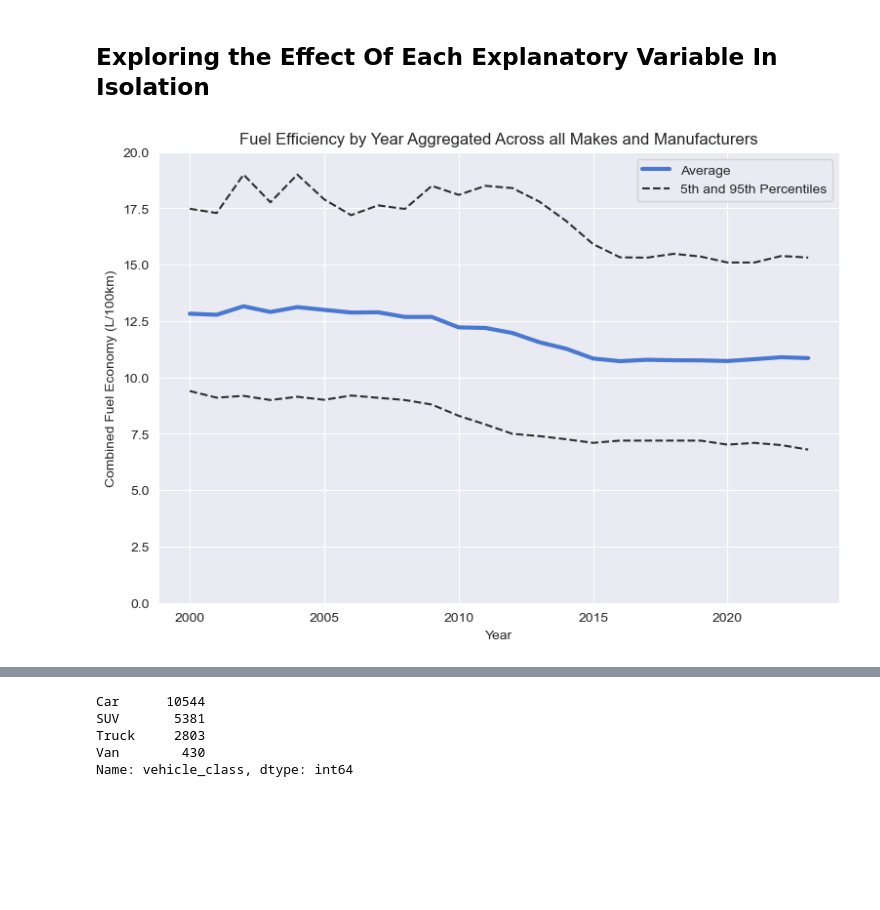
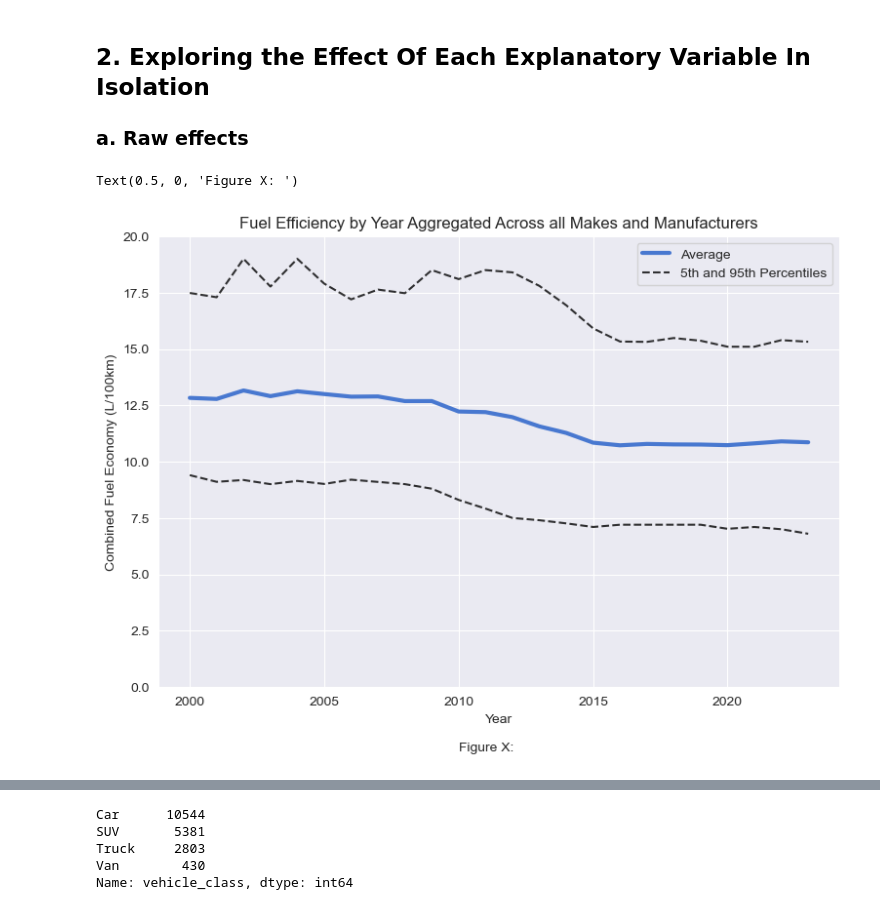
Before and after one commit to alexproskiw/Fuel-Efficiency-of-Canadian-Vehicles-Trends-and-Predictions, a Jupyter notebook: ECON323 Final Project.ipynb, the cells around one changed output, grey strips where cells are left out. Cells and saved outputs as stored; diff of their text form; code cells hidden in the pictures; blank space fills up the shorter version.

```diff
--- a/ECON323 Final Project.ipynb
+++ b/ECON323 Final Project.ipynb
@@ -64,15 +123,0 @@ cleaner_fuel_cons_2000_2004.columns = col_names[:-2]
-# %%
-#concat datasets and drop index
-
-full_dataset = pd.concat([cleaner_fuel_cons_2023, cleaner_fuel_cons_2022, cleaner_fuel_cons_2021
-                            , cleaner_fuel_cons_2020, cleaner_fuel_cons_2019, cleaner_fuel_cons_2018
-                            , cleaner_fuel_cons_2017, cleaner_fuel_cons_2016, cleaner_fuel_cons_2015
-                            , cleaner_fuel_cons_2010_2014, cleaner_fuel_cons_2005_2009
-                            , cleaner_fuel_cons_2000_2004], axis=0)
-full_dataset.reset_index(drop=True, inplace=True)
-# %%
-# drop city and highway fuel consumption as combined fuel consumption represents their weighted average (55% city, 45% highway)
-# also drop the combined miles per gallon as we will use units of L/100 km
-# we will then also drop items related to CO2 emissions, CO2 rating, and smog rating
-full_dataset.drop(["city_fuel_cons", "hwy_fuel_cons", "comb_mpg", "co2_emissions", "co2_rating", "smog_rating"], axis=1, inplace=True)
-full_dataset
@@ -146,10 +128,0 @@ array(['Acura', 'Alfa Romeo', 'Aston Martin', 'Audi', 'Bentley', 'BMW',
-# %%
-# Different capitalizations of makes were used in different years. Update for consistency.
-full_dataset["make"] = full_dataset["make"].str.lower()
-full_dataset["make"] = full_dataset["make"].str.title()
-
-# Also adjust to account for Dodge rebranding their pickup trucks under the Ram name
-full_dataset["make"].replace({"Ram": "Dodge"}, inplace = True)
-
-# view updated list of unique manufacturers
-full_dataset["make"].unique()
@@ -166,10 +128,0 @@ array(['Acura', 'Alfa Romeo', 'Aston Martin', 'Audi', 'Bentley', 'Bmw',
-# %%
-# examine which range of years each manufacturer has data for
-
-makes = full_dataset.groupby("make")
-for make in makes.groups:
-    matches_make = (full_dataset["make"] == make)
-    only_current_make_dateset = full_dataset[matches_make]
-    min_year = only_current_make_dateset["model_year"].min()
-    max_year = only_current_make_dateset["model_year"].max()
-    print(f"{make} has vehicle data from {min_year} to {max_year}")
@@ -344,36 +270,39 @@ full_dataset.head()
 | 3 | 2023 | Acura | MDX SH-AWD | SUV | Premium Gasoline | 3.5 | 6.0 | Automatic Select Shift | ... |
 | 4 | 2023 | Acura | MDX SH-AWD Type S | SUV | Premium Gasoline | 3.0 | 6.0 | Automatic Select Shift | ... |
 # %% [markdown]
-## Exploring the Effect Of Each Explanatory Variable In Isolation
+## 2. Exploring the Effect Of Each Explanatory Variable In Isolation
+### a. Raw effects
 # %%
 # fuel efficiency by year
 
 # 5th Percentile
 def q05(x):
     return x.quantile(0.05)
 
 # 95th Percentile
 def q95(x):
     return x.quantile(0.95)
 
 
 fuel_economy_by_year = full_dataset.pivot_table(index="model_year", values="comb_lpkm", aggfunc=["mean", q05, q95])
 ax = fuel_economy_by_year.plot()
 ax.set_xlabel("Year")
 ax.set_ylabel("Combined Fuel Economy (L/100km)")
 ax.set_title("Fuel Efficiency by Year Aggregated Across all Makes and Manufacturers")
 ax.set_ylim(0, 20)
 plt.gca().get_lines()[0].set_linewidth(3)
 plt.gca().get_lines()[1].set_color("black")
 plt.gca().get_lines()[1].set_linestyle("--")
 plt.gca().get_lines()[1].set_alpha(0.8)
 plt.gca().get_lines()[2].set_color("black")
 plt.gca().get_lines()[2].set_linestyle("--")
 plt.gca().get_lines()[2].set_alpha(0.8)
 ax.legend(['Average', '5th and 95th Percentiles'])
 plt.gcf().set_size_inches(9, 6)
+plt.figtext(0.5, 0, "Figure X: ", ha="center", fontsize=10)
 # %% [output]
+Text(0.5, 0, 'Figure X: ')
-[figure, old version]
+[figure, new version]
 # %%
 # how many of each year?
 full_dataset["model_year"].value_counts()
```
Also changed, not shown: parts of 40 cells of this notebook.
